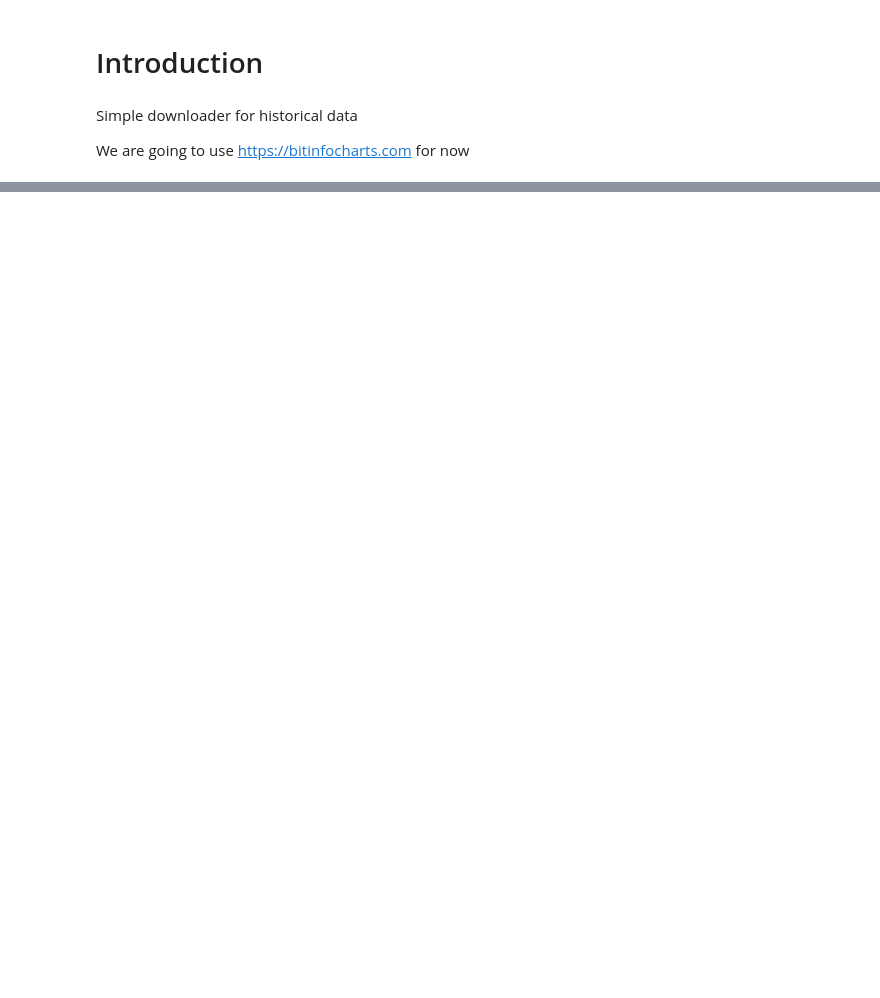
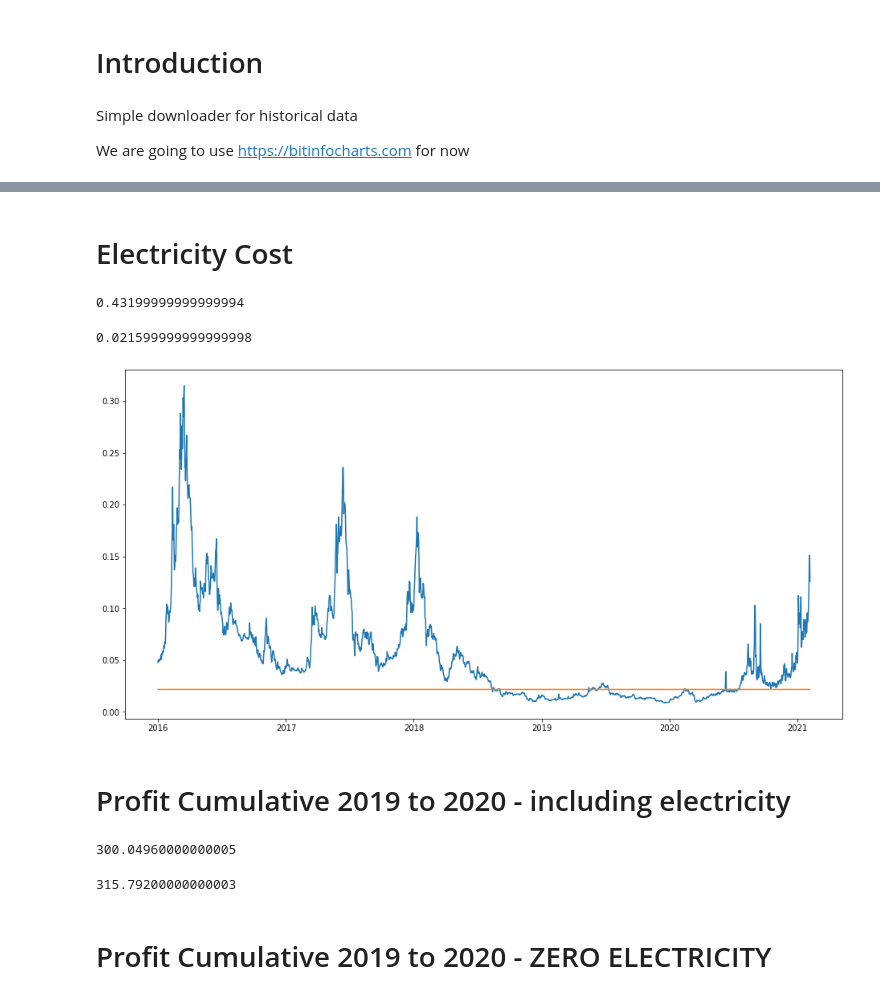
Before and after one commit to marcinbogdanski/crypto-research, a Jupyter notebook: notebooks/02_Historical_Data_Estimates.ipynb, the cells around one changed output, grey strips where cells are left out. Saved outputs shown, nothing was run; the diff lists cells and outputs as text; code cells hidden in the pictures; blank space fills up the shorter version.

```diff
--- a/notebooks/02_Historical_Data_Estimates.ipynb
+++ b/notebooks/02_Historical_Data_Estimates.ipynb
@@ -188,0 +144,27 @@ dollar_per_day / 150 * 20
+# %% [markdown]
+# Electricity Cost
+# %%
+electricity_cost_gbp = 0.1440  # per 1 KWh
+electricity_cost_usd = 0.1800  # per 1 KWh
+# %%
+electricity_usage_20MH_RX580 = 0.1  # 100W or 0.1KW
+electricity_cost_20MH_RX580_per_day = electricity_cost_usd * electricity_usage_20MH_RX580 * 24
+electricity_cost_20MH_RX580_per_day
+# %% [output]
+0.43199999999999994
+# %%
+electricity_cost_per_1MH_per_day = electricity_cost_20MH_RX580_per_day /20
+electricity_cost_per_1MH_per_day
+# %% [output]
+0.021599999999999998
+# %%
+df['electricity_cost'] = electricity_cost_per_1MH_per_day
+# %%
+_, ax1 = plt.subplots(figsize=(16,8))
+ax1.plot(df.index, df.profitability, label='profit [$/MH/day]')
+ax1.plot(df.index, df.electricity_cost,label='elec_cost [$/MH/day]')
+plt.show()
+# %% [output]
+[figure, added]
+# %% [markdown]
+# Profit Cumulative 2019 to 2020 - including electricity
@@ -188,0 +174,10 @@ dollar_per_day / 150 * 20
+# %%
+df2.profitability.sum() * 20    # 20MH for e.g. RX 580
+# %% [output]
+300.04960000000005
+# %%
+df2.electricity_cost.sum() * 20
+# %% [output]
+315.79200000000003
+# %% [markdown]
+# Profit Cumulative 2019 to 2020 - ZERO ELECTRICITY
```
Also changed, not shown: parts of 44 cells of this notebook, 1 other file.
